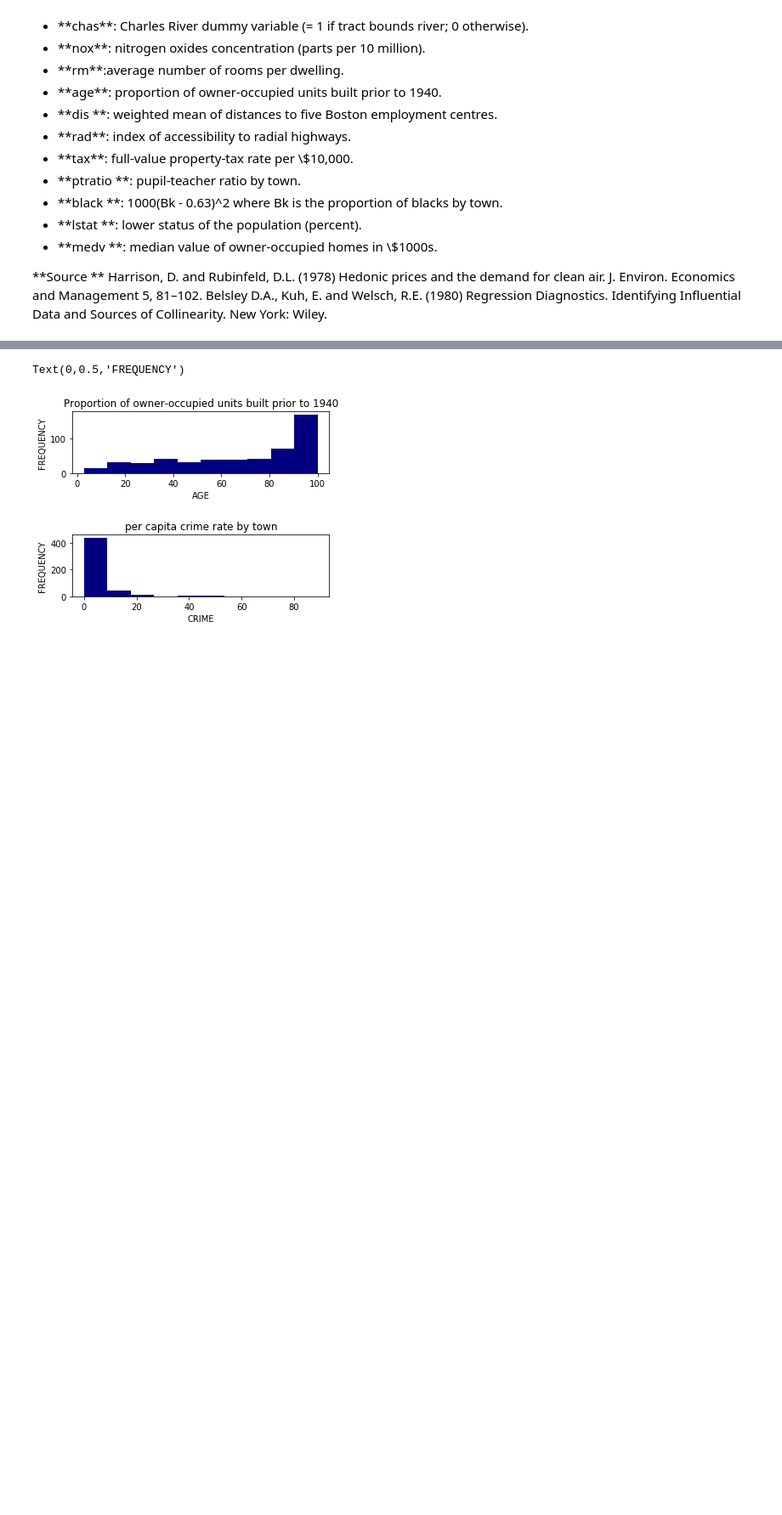
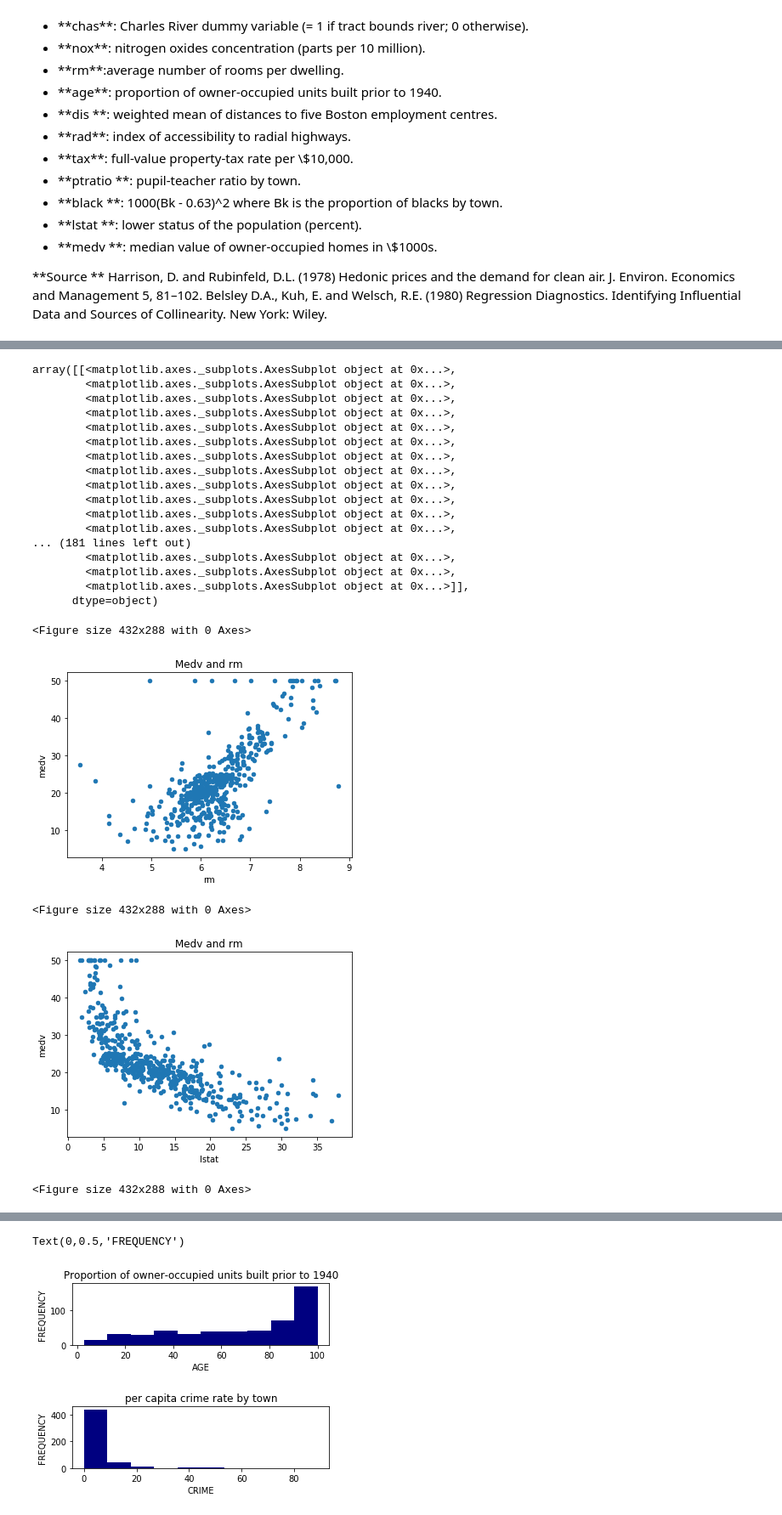
Before and after one commit to gwillig/bosten_housing, a Jupyter notebook: bosten_housing_prices.ipynb, the cells around one changed output, grey strips where cells are left out. Shown at 85% size. Saved outputs shown, nothing was run; the diff lists cells and outputs as text; code cells hidden in the pictures; blank space fills up the shorter version.

Commit message:
Visual the correlation

```diff
--- a/bosten_housing_prices.ipynb
+++ b/bosten_housing_prices.ipynb
@@ -160,0 +182,34 @@ correlates quite strongly to the medv. Let’s use pandas to visualise this corr
+# %%
+plt.figure()
+df_boston.plot.scatter(x='rm', y='medv', title="Medv and rm")
+plt.figure()
+df_boston.plot.scatter(x='lstat', y='medv', title="Medv and rm")
+plt.figure()
+df_boston.plot.scatter(x='ptratio', y='medv', title="Medv and rm")
+
+
+from pandas.plotting import scatter_matrix
+scatter_matrix(df_boston,figsize=(15,12),alpha=0.3)
+# %% [output]
+array([[<matplotlib.axes._subplots.AxesSubplot object at 0x...>,
+        <matplotlib.axes._subplots.AxesSubplot object at 0x...>,
+        <matplotlib.axes._subplots.AxesSubplot object at 0x...>,
+        <matplotlib.axes._subplots.AxesSubplot object at 0x...>,
+        <matplotlib.axes._subplots.AxesSubplot object at 0x...>,
+        <matplotlib.axes._subplots.AxesSubplot object at 0x...>,
+        <matplotlib.axes._subplots.AxesSubplot object at 0x...>,
+        <matplotlib.axes._subplots.AxesSubplot object at 0x...>,
+        <matplotlib.axes._subplots.AxesSubplot object at 0x...>,
+        <matplotlib.axes._subplots.AxesSubplot object at 0x...>,
+        <matplotlib.axes._subplots.AxesSubplot object at 0x...>,
+        <matplotlib.axes._subplots.AxesSubplot object at 0x...>,
+... (181 lines left out)
+        <matplotlib.axes._subplots.AxesSubplot object at 0x...>,
+        <matplotlib.axes._subplots.AxesSubplot object at 0x...>,
+        <matplotlib.axes._subplots.AxesSubplot object at 0x...>]],
+      dtype=object)
+<Figure size 432x288 with 0 Axes>
+[figure, added]
+<Figure size 432x288 with 0 Axes>
+[figure, added]
+<Figure size 432x288 with 0 Axes>
```
Also changed, not shown: parts of 7 cells of this notebook.
